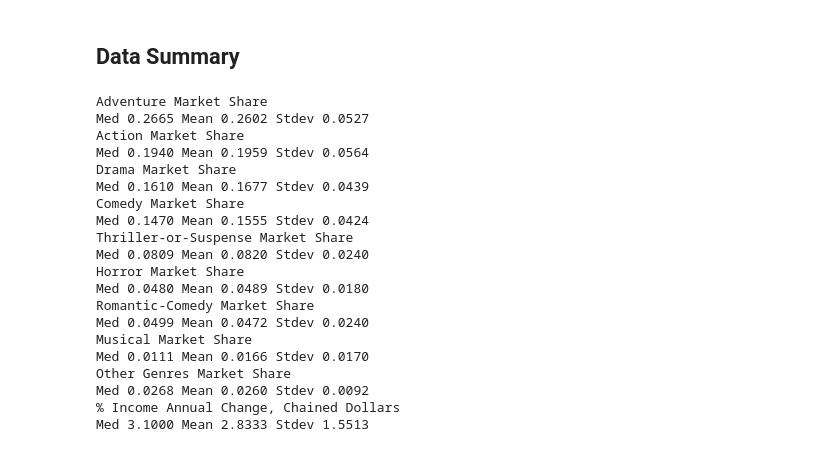
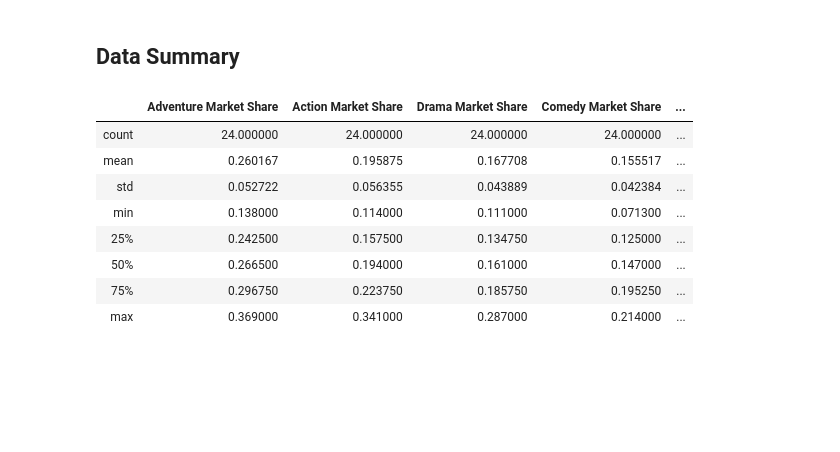
Before and after one commit to ss2944/data-sci, a Jupyter notebook: Saumya-Market-Share-And-Income.ipynb, the cells around one changed output. Cells and saved outputs as stored; diff of their text form; code cells hidden in the pictures; blank space fills up the shorter version.

```diff
--- a/Saumya-Market-Share-And-Income.ipynb
+++ b/Saumya-Market-Share-And-Income.ipynb
@@ -24,30 +19,14 @@ income = data.columns[-1]
 ## Data Summary
 # %%
 summary = data.describe()
+summary
+# %% [output]
+|  | Adventure Market Share | Action Market Share | Drama Market Share | Comedy Market Share | ... |
+| count | 24.000000 | 24.000000 | 24.000000 | 24.000000 | ... |
+| mean | 0.260167 | 0.195875 | 0.167708 | 0.155517 | ... |
+| std | 0.052722 | 0.056355 | 0.043889 | 0.042384 | ... |
+| min | 0.138000 | 0.114000 | 0.111000 | 0.071300 | ... |
+| 25% | 0.242500 | 0.157500 | 0.134750 | 0.125000 | ... |
+| 50% | 0.266500 | 0.194000 | 0.161000 | 0.147000 | ... |
+| 75% | 0.296750 | 0.223750 | 0.185750 | 0.195250 | ... |
+| max | 0.369000 | 0.341000 | 0.287000 | 0.214000 | ... |
-# %%
-for c in col:
-    print(c)
-    print('Med {:.4f}'.format(summary[c][5]), 'Mean {:.4f}'.format(summary[c][1]), 'Stdev {:.4f}'.format(summary[c][2]))
-print(income)
-print('Med {:.4f}'.format(summary[income][5]), 'Mean {:.4f}'.format(summary[income][1]), 'Stdev {:.4f}'.format(summary[income][2]))
-# %% [output]
-Adventure Market Share
-Med 0.2665 Mean 0.2602 Stdev 0.0527
-Action Market Share
-Med 0.1940 Mean 0.1959 Stdev 0.0564
-Drama Market Share
-Med 0.1610 Mean 0.1677 Stdev 0.0439
-Comedy Market Share
-Med 0.1470 Mean 0.1555 Stdev 0.0424
-Thriller-or-Suspense Market Share
-Med 0.0809 Mean 0.0820 Stdev 0.0240
-Horror Market Share
-Med 0.0480 Mean 0.0489 Stdev 0.0180
-Romantic-Comedy Market Share
-Med 0.0499 Mean 0.0472 Stdev 0.0240
-Musical Market Share
-Med 0.0111 Mean 0.0166 Stdev 0.0170
-Other Genres Market Share
-Med 0.0268 Mean 0.0260 Stdev 0.0092
-% Income Annual Change, Chained Dollars
-Med 3.1000 Mean 2.8333 Stdev 1.5513
```
Also changed, not shown: parts of 13 cells of this notebook, 4 other files.
